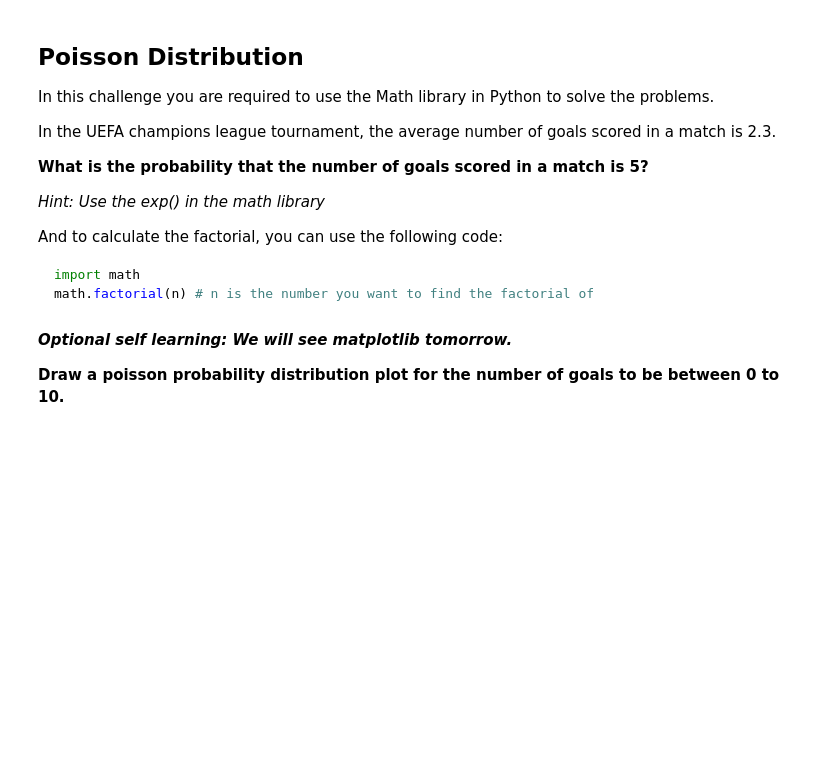
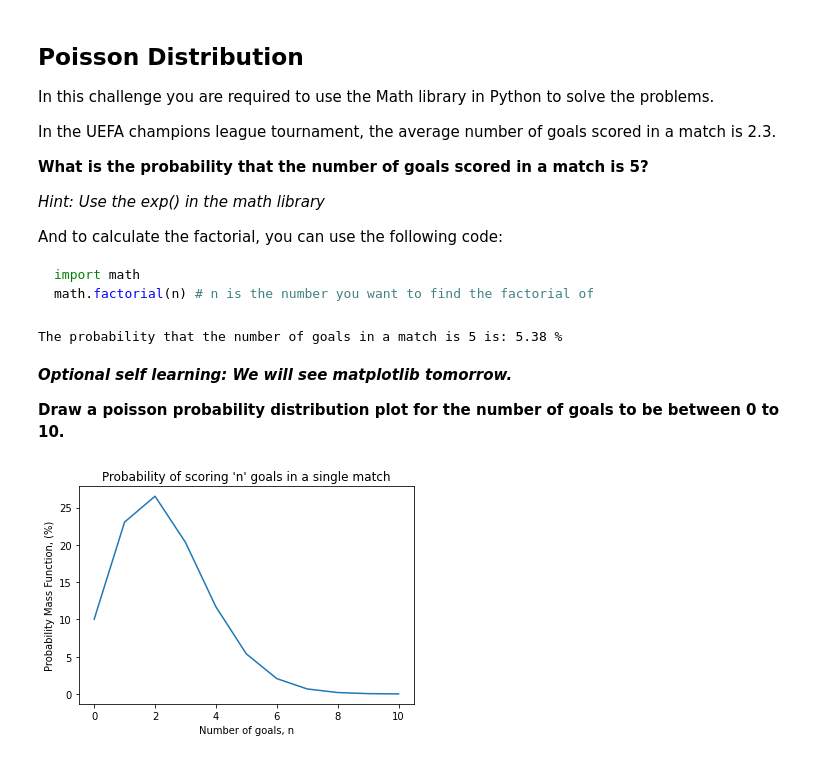
Before and after one commit to ta-data-remote/lab-discrete-probability-distribution, a Jupyter notebook: your-code/main.ipynb, the cells around one changed output. Cells and saved outputs as stored; diff of their text form; code cells hidden in the pictures; blank space fills up the shorter version.

```diff
--- a/your-code/main.ipynb
+++ b/your-code/main.ipynb
@@ -87,3 +158,10 @@ math.factorial(n) # n is the number you want to find the factorial of
+# %%
+mean = 2.3
+poisson = lambda k: math.exp(-mean)*mean**k/math.factorial(k)
+
+print('The probability that the number of goals in a match is 5 is: {:2.2f} %'.format(poisson(5)*100))
+# %% [output]
+The probability that the number of goals in a match is 5 is: 5.38 %
 # %% [markdown]
 ***Optional self learning: We will see matplotlib tomorrow.***
 
@@ -94,0 +170,13 @@ math.factorial(n) # n is the number you want to find the factorial of
+# %%
+x_axis2 = list(range(11))
+
+results = [i*100 for i in list(map(poisson,x_axis2))]
+
+plt.plot(x_axis2,results)
+
+plt.ylabel('Probability Mass Function, (%)')
+plt.xlabel('Number of goals, n')
+plt.title("Probability of scoring 'n' goals in a single match")
+plt.show()
+# %% [output]
+[figure, added]
```
Also changed, not shown: parts of 13 cells of this notebook, 1 other file.
